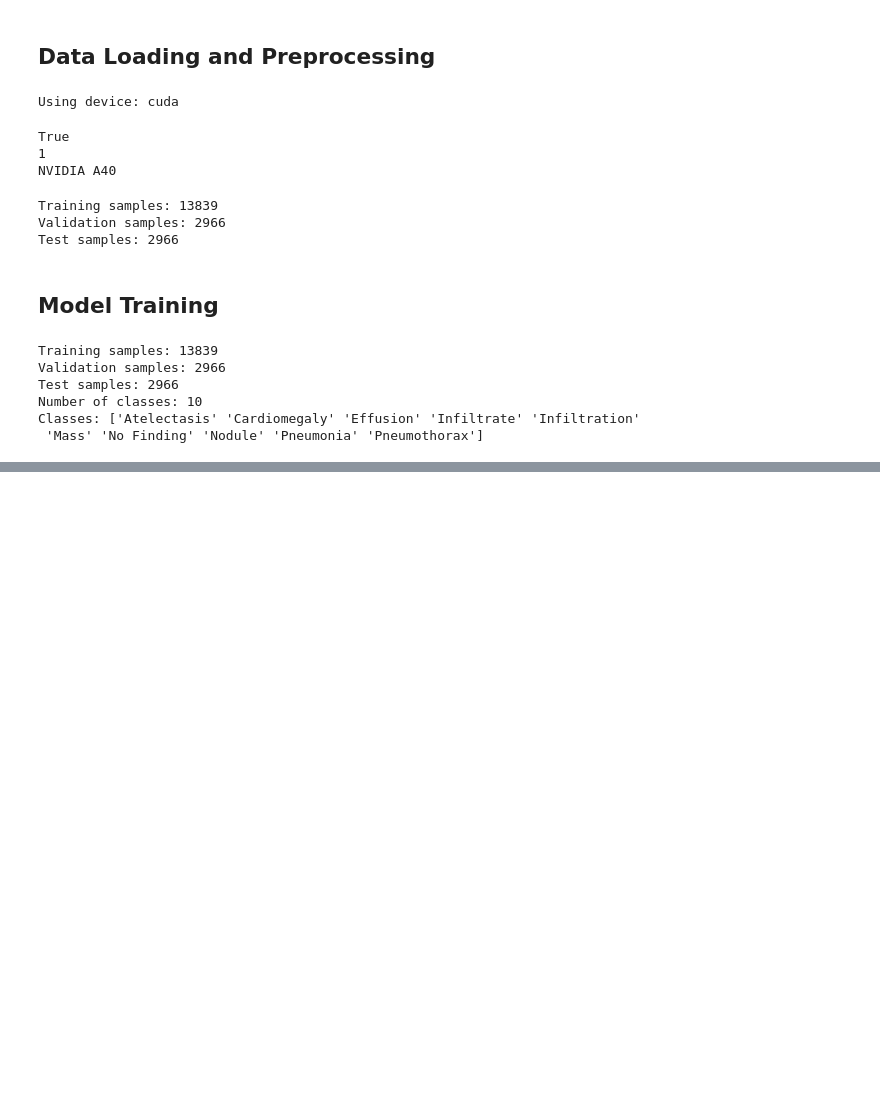
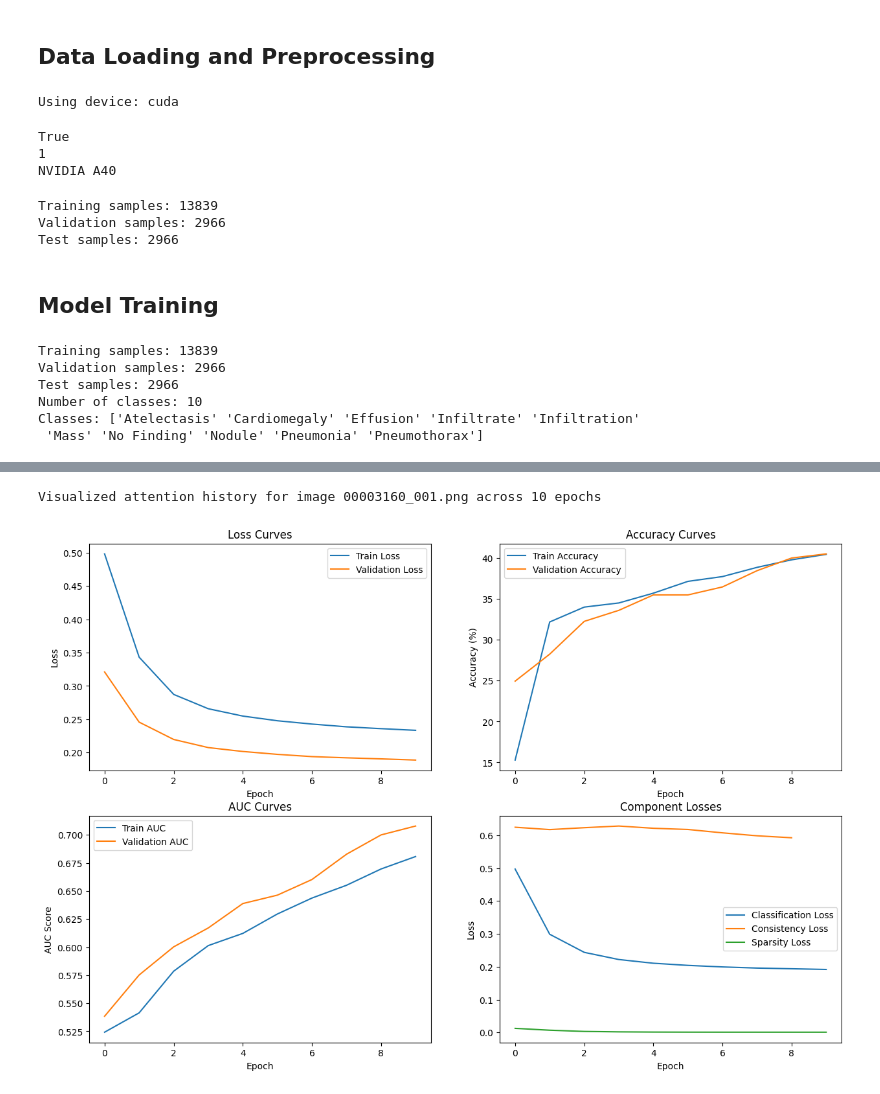
Before and after one commit to Naxsos/XAI_medical_deeplearning, a Jupyter notebook: Chest_Xray_dense_spatial_attention.ipynb, the cells around one changed output, grey strips where cells are left out. Drawn from its saved outputs; the diff is of its cells as text; code cells hidden in the pictures; blank space fills up the shorter version.

Commit message:
V9 Attention map history is generated, problem: Attneiton is verywhere after few epochs

```diff
--- a/Chest_Xray_dense_spatial_attention.ipynb
+++ b/Chest_Xray_dense_spatial_attention.ipynb
@@ -645,7 +756,10 @@ batch_size = 32
 g = torch.Generator()
 g.manual_seed(10)
 
-train_loader = DataLoader(train_dataset, batch_size=batch_size, shuffle=True, num_workers=8, pin_memory=True, generator=g)
+sampler = RandomSampler(train_dataset, replacement=False)
+
+
+train_loader = DataLoader(train_dataset, batch_size=batch_size, shuffle=False, num_workers=8, pin_memory=True, generator=g, sampler=sampler)
 val_loader = DataLoader(val_dataset, batch_size=batch_size, shuffle=False, num_workers=8, pin_memory=True)
 test_loader = DataLoader(test_dataset, batch_size=batch_size, shuffle=False, num_workers=8, pin_memory=True)
 
@@ -666,8 +799,11 @@ Classes: ['Atelectasis' 'Cardiomegaly' 'Effusion' 'Infiltrate' 'Infiltration'
 num_classes = len(train_dataset.label_encoder.classes_)
 model = ResNetWithAttention(num_classes=num_classes).to(device)
 
-# model = ResNetWithAttention().to(device)
+sample_img_id = None
+for _, _, img_ids in train_loader:
+    sample_img_id = img_ids[0]  # Use first image from validation set
+    break
 
 # Train with self-correction
-trained_model, history = train_with_self_correction(model, train_loader, val_loader, num_epochs=30)
+trained_model, history, tracked_attention_history = train_with_self_correction(model, train_loader, val_loader, num_epochs=10, track_image_id=sample_img_id)
 # %% [output]
@@ -804,0 +892,52 @@ plt.show()
+# %%
+if sample_img_id is not None and tracked_attention_history['attention_maps']:
+    visualize_tracked_image_history(tracked_attention_history, train_loader)
+# %% [output]
+Visualized attention history for image 00003160_001.png across 10 epochs
+# %%
+plt.figure(figsize=(15, 10))
+
+# Plot 1: Loss curves
+plt.subplot(2, 2, 1)
+plt.plot(history['train_loss'], label='Train Loss')
+plt.plot(history['val_loss'], label='Validation Loss')
+plt.title('Loss Curves')
+plt.xlabel('Epoch')
+plt.ylabel('Loss')
+plt.legend()
+
+# Plot 2: Accuracy curves
+plt.subplot(2, 2, 2)
+plt.plot(history['train_acc'], label='Train Accuracy')
+plt.plot(history['val_acc'], label='Validation Accuracy')
+plt.title('Accuracy Curves')
+plt.xlabel('Epoch')
+plt.ylabel('Accuracy (%)')
+plt.legend()
+
+# Plot 3: AUC curves
+plt.subplot(2, 2, 3)
+plt.plot(history['train_auc'], label='Train AUC')
+plt.plot(history['val_auc'], label='Validation AUC')
+plt.title('AUC Curves')
+plt.xlabel('Epoch')
+plt.ylabel('AUC Score')
+
+plt.legend()
+
+# Plot 4: Component losses
+plt.subplot(2, 2, 4)
+plt.plot(history['cls_loss'], label='Classification Loss')
+plt.plot(history['consistency_loss'][1:], label='Consistency Loss')
+plt.plot(history['sparsity_loss'], label='Sparsity Loss')
+plt.title('Component Losses')
+plt.xlabel('Epoch')
+plt.ylabel('Loss')
+plt.legend()
+plt.show()
+
+plt.tight_layout()
+plt.savefig('training_metrics_detail.png')
+plt.close()
+# %% [output]
+[figure, added]
```
Also changed, not shown: parts of 8 cells of this notebook, 7 other files.
